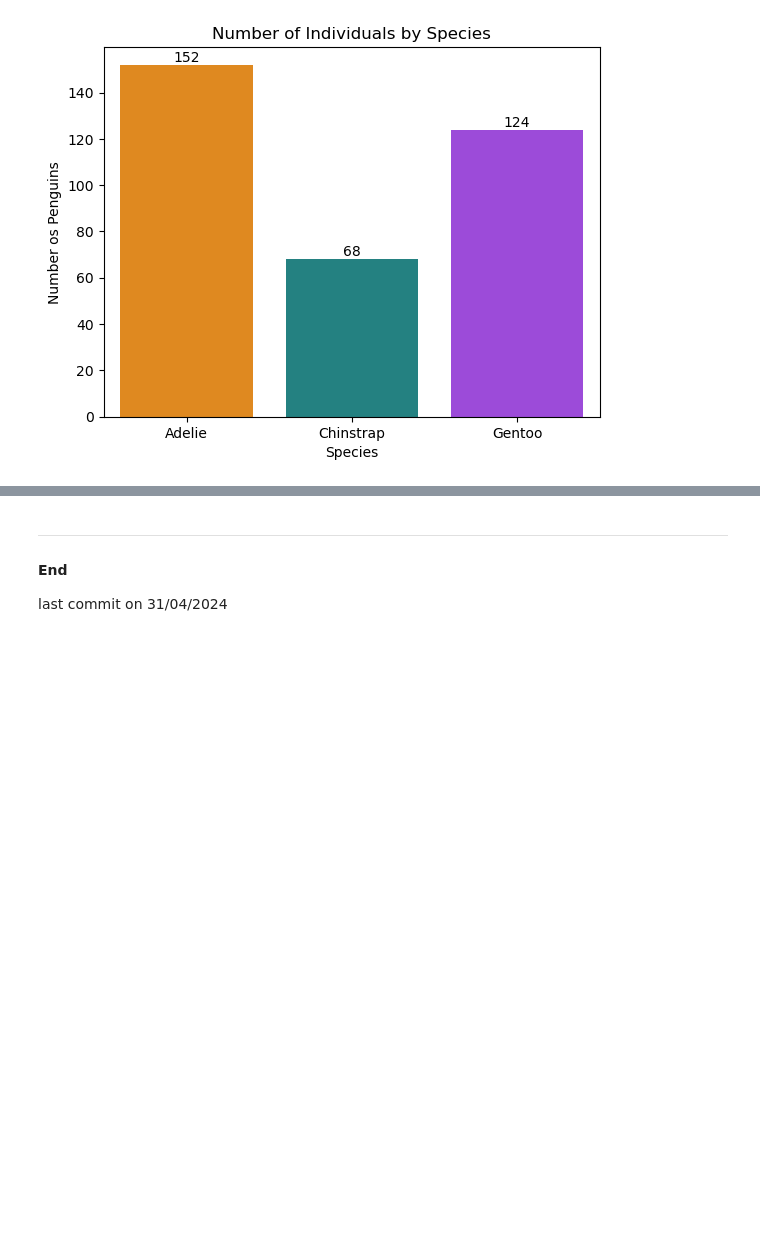
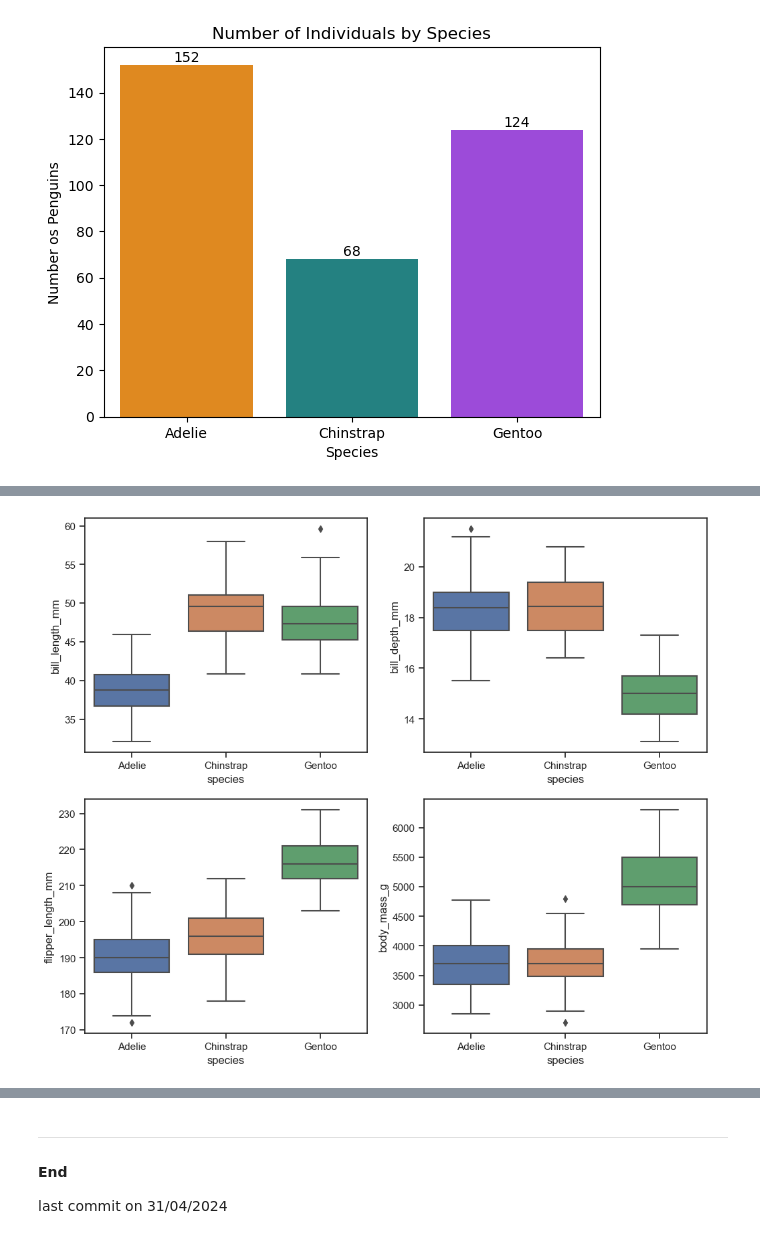
Before and after one commit to RodrigoDMU/MyWorkPDA-Project, a Jupyter notebook: penguins.ipynb, the cells around one changed output, grey strips where cells are left out. Cells and saved outputs as stored; diff of their text form; code cells hidden in the pictures; blank space fills up the shorter version.

```diff
--- a/penguins.ipynb
+++ b/penguins.ipynb
@@ -247,0 +250,14 @@ for container in ax.containers:
+# %%
+# Boxpot
+plt.figure(figsize = (12,10))
+plt.subplot(2,2,1)
+sns.boxplot(x='species',y ='bill_length_mm',data=df)
+plt.subplot(2,2,2)
+sns.boxplot(x='species',y='bill_depth_mm',data=df)
+plt.subplot(2,2,3)
+sns.boxplot(x='species',y='flipper_length_mm',data=df)
+plt.subplot(2,2,4)
+sns.boxplot(x='species',y='body_mass_g',data=df)
+plt.show()
+# %% [output]
+[figure, added]
```
Also changed, not shown: parts of 6 cells of this notebook.
